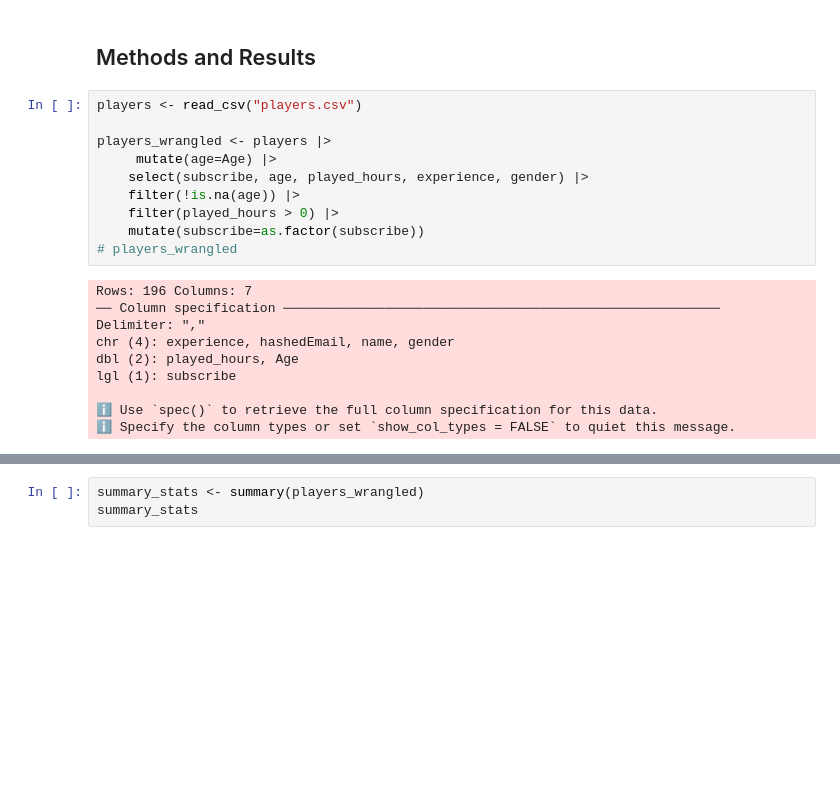
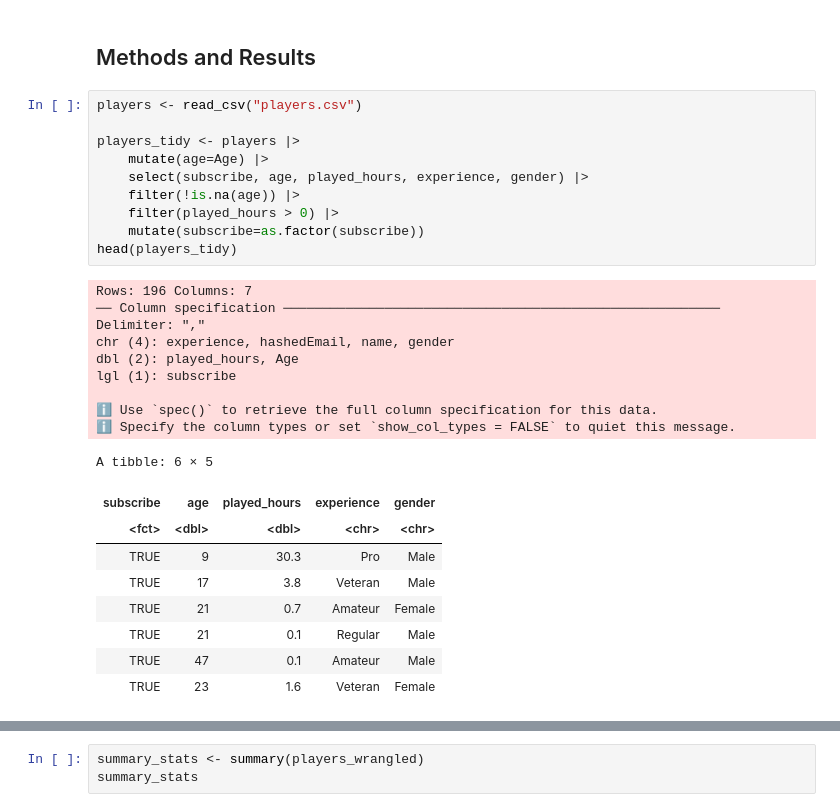
Before and after one commit to TW963/DSCI-100-Group-Project, a Jupyter notebook: Group15File.ipynb, the cells around one changed output, grey strips where cells are left out. Drawn from its saved outputs; the diff is of its cells as text; blank space fills up the shorter version.

```diff
--- a/Group15File.ipynb
+++ b/Group15File.ipynb
@@ -35,22 +31,31 @@ We want to predict whether players (maybe of different gender) will be subscribe
 # %%
 players <- read_csv("players.csv")
 
-players_wrangled <- players |>
-     mutate(age=Age) |>
+players_tidy <- players |>
+    mutate(age=Age) |>
     select(subscribe, age, played_hours, experience, gender) |>
     filter(!is.na(age)) |>
     filter(played_hours > 0) |>
     mutate(subscribe=as.factor(subscribe))
-# players_wrangled
+head(players_tidy)
 # %% [output]
 Rows: 196 Columns: 7
 ── Column specification ────────────────────────────────────────────────────────
 Delimiter: ","
 chr (4): experience, hashedEmail, name, gender
 dbl (2): played_hours, Age
 lgl (1): subscribe
 
 ℹ Use `spec()` to retrieve the full column specification for this data.
 ℹ Specify the column types or set `show_col_types = FALSE` to quiet this message.
+A tibble: 6 × 5
+| subscribe | age | played_hours | experience | gender |
+| <fct> | <dbl> | <dbl> | <chr> | <chr> |
+| TRUE | 9 | 30.3 | Pro | Male |
+| TRUE | 17 | 3.8 | Veteran | Male |
+| TRUE | 21 | 0.7 | Amateur | Female |
+| TRUE | 21 | 0.1 | Regular | Male |
+| TRUE | 47 | 0.1 | Amateur | Male |
+| TRUE | 23 | 1.6 | Veteran | Female |
 # %%
 # assigned 0 or 1 to experience and gender depending on if the obervation was in that category.
```
Also changed, not shown: parts of 20 cells of this notebook.
